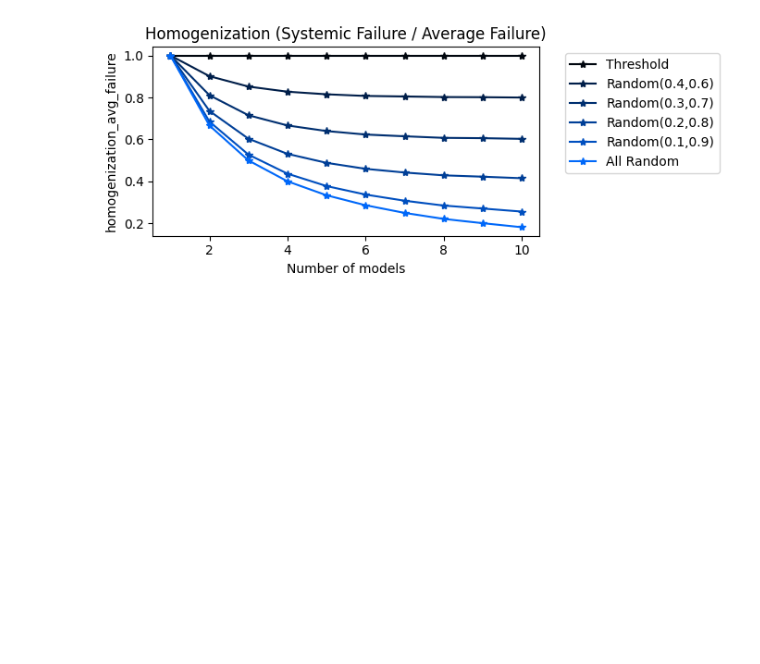
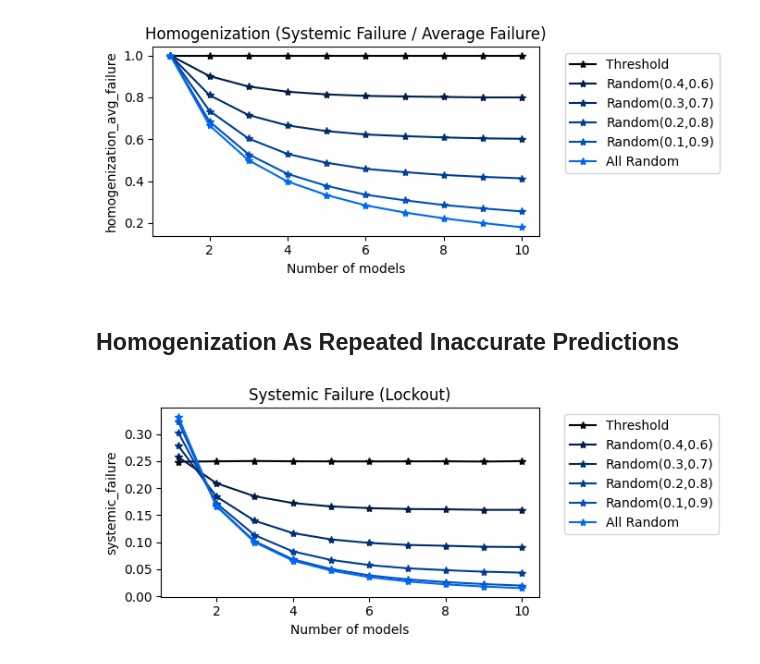
Before and after one commit to shomikj/severity_randomness, a Jupyter notebook: Simulated Experiment.ipynb, the cells around one changed output. Saved outputs shown, nothing was run; the diff lists cells and outputs as text; code cells hidden in the pictures; blank space fills up the shorter version.

```diff
--- a/Simulated Experiment.ipynb
+++ b/Simulated Experiment.ipynb
@@ -183,2 +206,8 @@ plot(df, "Homogenization (Systemic Failure / Average Failure)", "homogenization_
 # %% [output]
 [figure]
+# %% [markdown]
+## Homogenization As Repeated Inaccurate Predictions
+# %%
+plot(df, "Systemic Failure (Lockout)", "systemic_failure", "inaccurate")
+# %% [output]
+[figure, added]
```
Also changed, not shown: parts of 22 cells of this notebook.
